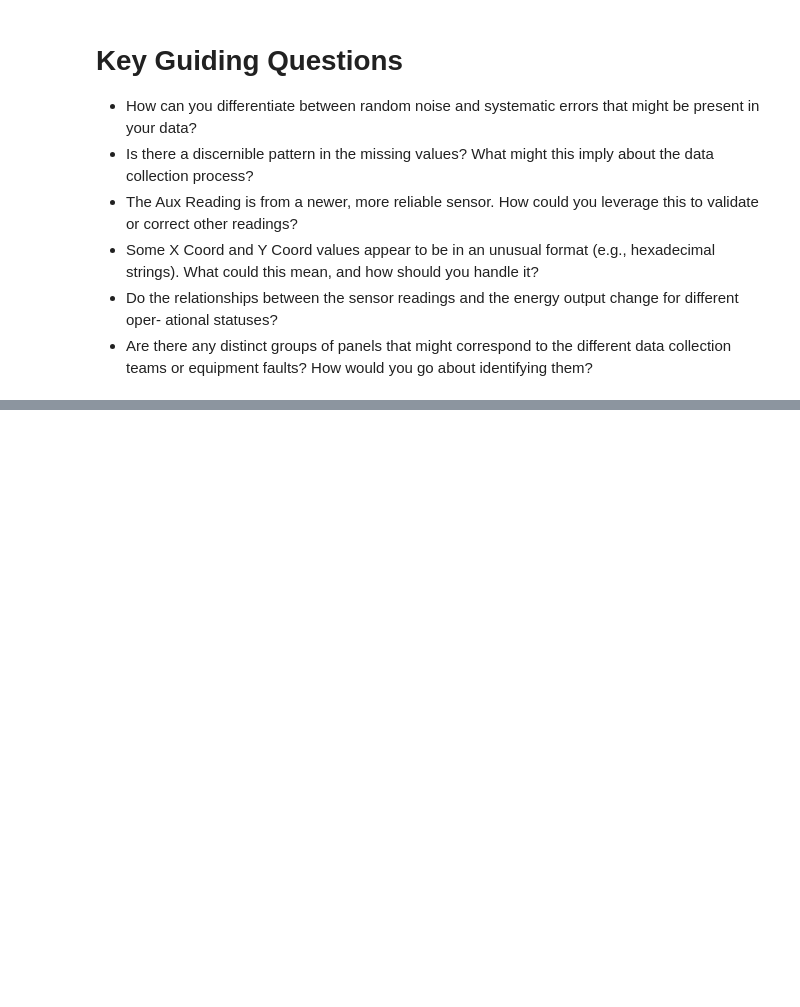
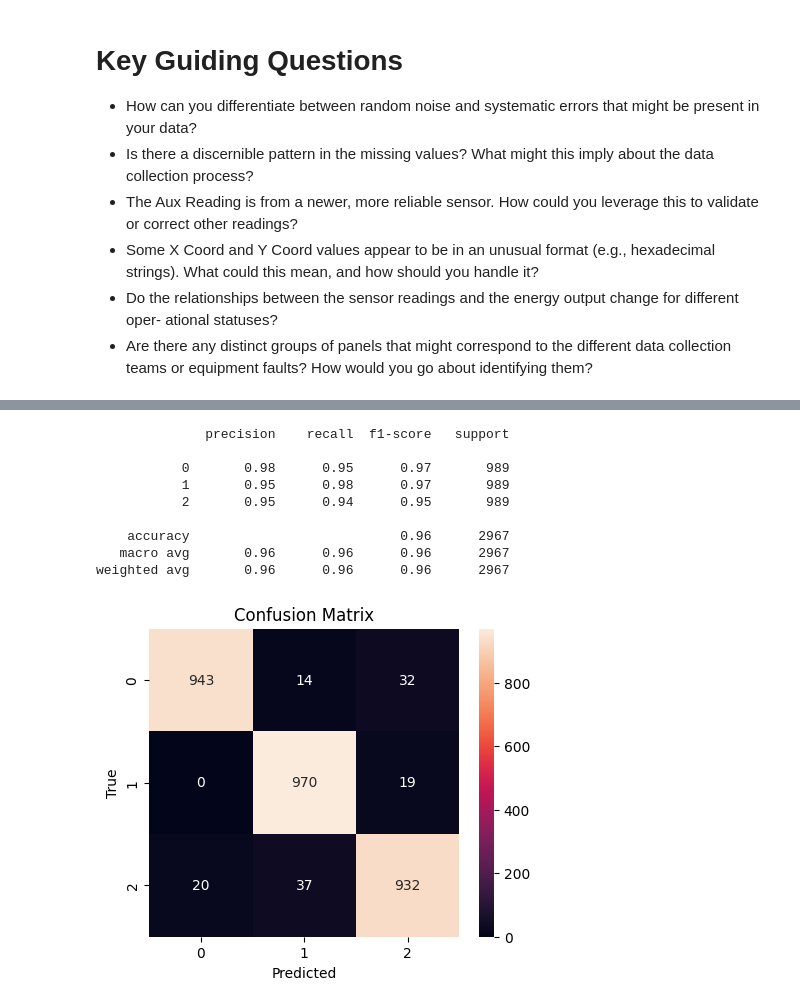
Before and after one commit to TiredCat388/CMSC-173-Midterm-Exam, a Jupyter notebook: CMSC_173_Midterm_Exam.ipynb, the cells around one changed output, grey strips where cells are left out. Cells and saved outputs as stored; diff of their text form; code cells hidden in the pictures; blank space fills up the shorter version.

```diff
--- a/CMSC_173_Midterm_Exam.ipynb
+++ b/CMSC_173_Midterm_Exam.ipynb
@@ -39,0 +415,19 @@ or equipment faults? How would you go about identifying them?
+# %%
+# Create a corruption flag per row
+df['is_corrupted_row'] = corruption_mask.any(axis=1)
+
+
+# Example: distance from field center (if coords parsed)
+if 'X Coord##_parsed' in df.columns and 'Y Coord##_parsed' in df.columns:
+  df['distance_center'] = np.sqrt((df['X Coord##_parsed'] - df['X Coord##_parsed'].median())**2 +
+  (df['Y Coord##_parsed'] - df['Y Coord##_parsed'].median())**2)
+
+
+# Ratios: sensor / aux
+for col in [c for c in df.columns if c.endswith('##_parsed') and c != AUX_COL]:
+  df[col + '_over_aux'] = df[col] / (df[AUX_COL] + 1e-9)
+
+
+# Final feature list for modeling (example)
+feature_cols = [c for c in df.columns if c.endswith('_imputed') or c.endswith('_over_aux') or c in ['is_corrupted_row', 'distance_center']]
+print('Candidate features:', feature_cols[:20])
@@ -39,0 +441,42 @@ or equipment faults? How would you go about identifying them?
+# %%
+if TARGET_CAT in df.columns:
+  df[TARGET_CAT + '_label'] = pd.factorize(df[TARGET_CAT])[0]
+  y = df[TARGET_CAT + '_label']
+else:
+  raise ValueError('Target Category column not found; update TARGET_CAT variable')
+
+
+# Prepare X using feature_cols - drop rows with any NaN in them (we expect imputed features to be complete)
+X = df[feature_cols].fillna(0)
+
+
+X_train, X_test, y_train, y_test = train_test_split(X, y, stratify=y, test_size=0.2, random_state=RANDOM_STATE)
+
+
+clf = RandomForestClassifier(n_estimators=200, random_state=RANDOM_STATE)
+clf.fit(X_train, y_train)
+
+
+# Eval
+y_pred = clf.predict(X_test)
+print(classification_report(y_test, y_pred))
+
+
+# Confusion matrix
+cm = confusion_matrix(y_test, y_pred)
+plt.figure(figsize=(5,4))
+sns.heatmap(cm, annot=True, fmt='d')
+plt.title('Confusion Matrix')
+plt.xlabel('Predicted'); plt.ylabel('True')
+plt.show()
+# %% [output]
+              precision    recall  f1-score   support
+
+           0       0.98      0.95      0.97       989
+           1       0.95      0.98      0.97       989
+           2       0.95      0.94      0.95       989
+
+    accuracy                           0.96      2967
+   macro avg       0.96      0.96      0.96      2967
+weighted avg       0.96      0.96      0.96      2967
+[figure, added]
```
Also changed, not shown: parts of 37 cells of this notebook.
